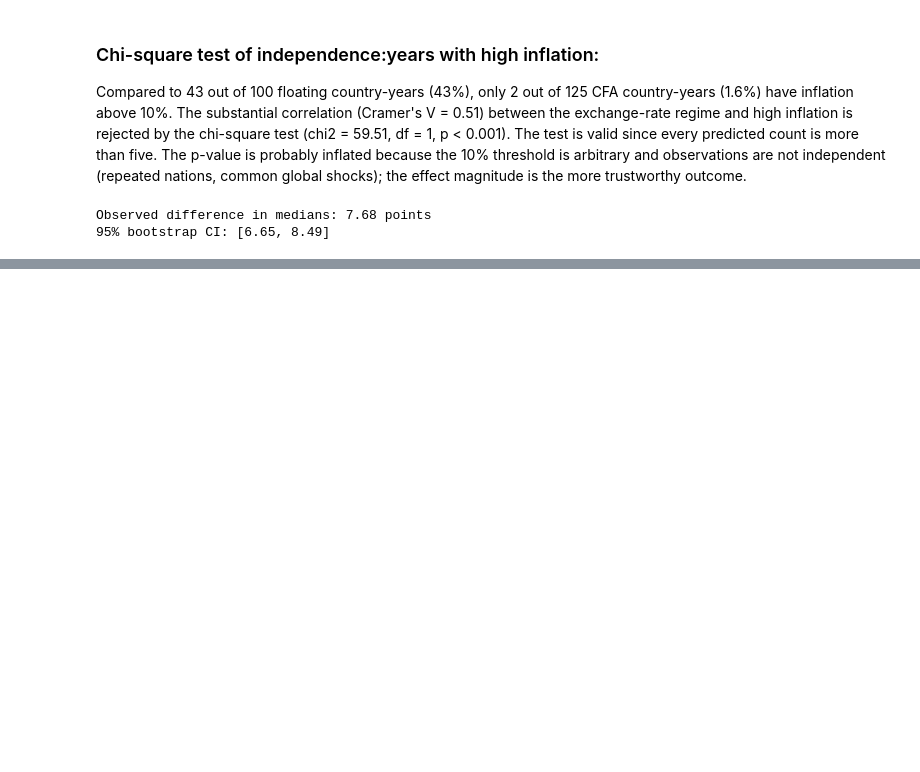
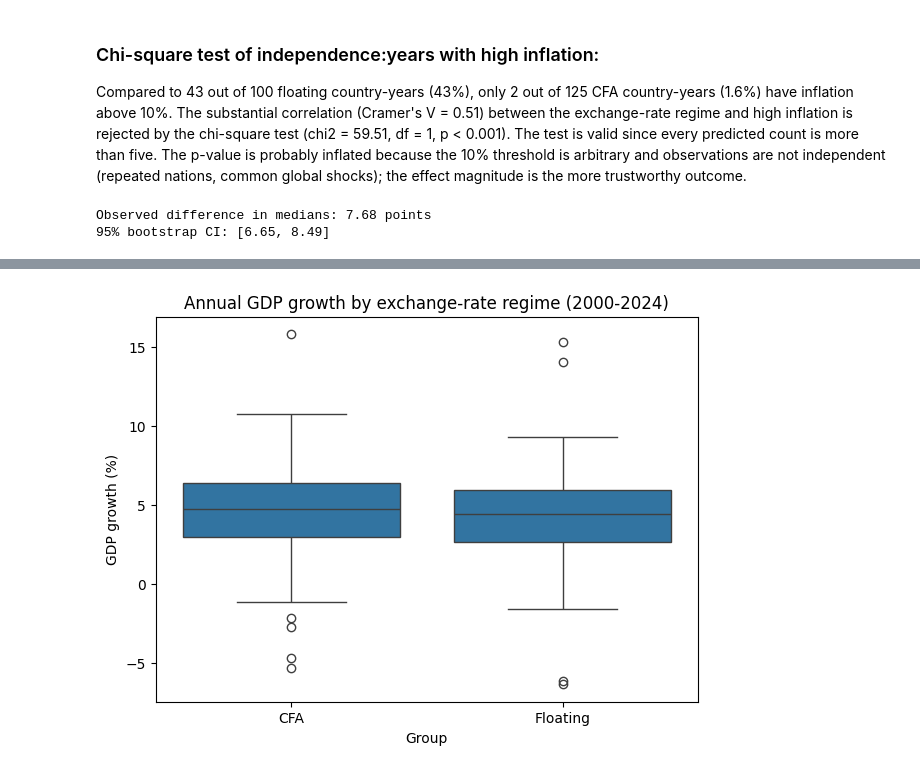
Before and after one commit to teddyddiallo/cfa-franc-vs-floating-currencies, a Jupyter notebook: notebooks/02_descriptive_stats.ipynb, the cells around one changed output, grey strips where cells are left out. Drawn from its saved outputs; the diff is of its cells as text; code cells hidden in the pictures; blank space fills up the shorter version.

Commit message:
Step 7: bootstrap CI and GDP growth comparison

```diff
--- a/notebooks/02_descriptive_stats.ipynb
+++ b/notebooks/02_descriptive_stats.ipynb
@@ -276,0 +298,10 @@ Observed difference in medians: 7.68 points
+# %%
+plt.figure(figsize=(7, 5))
+sns.boxplot(data=df, x="group", y="gdp_growth")
+plt.title("Annual GDP growth by exchange-rate regime (2000-2024)")
+plt.xlabel("Group")
+plt.ylabel("GDP growth (%)")
+plt.savefig("../figures/gdp_growth_boxplot.png", dpi=150, bbox_inches="tight")
+plt.show()
+# %% [output]
+[figure, added]
```
Also changed, not shown: parts of 2 cells of this notebook, 1 other file.
